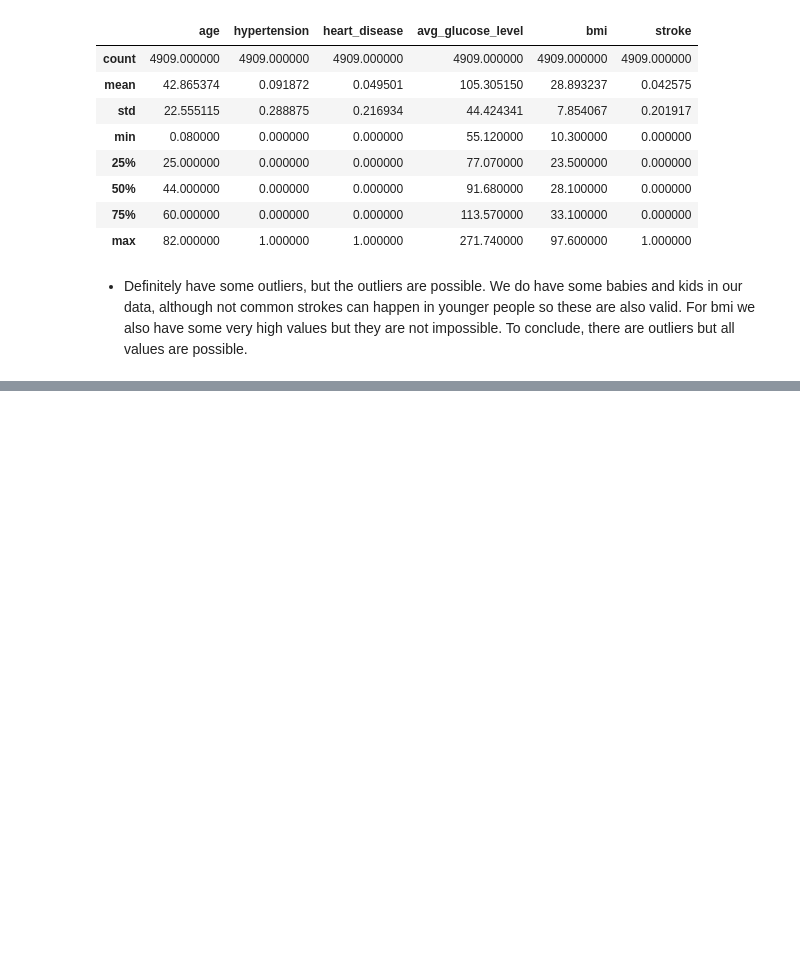
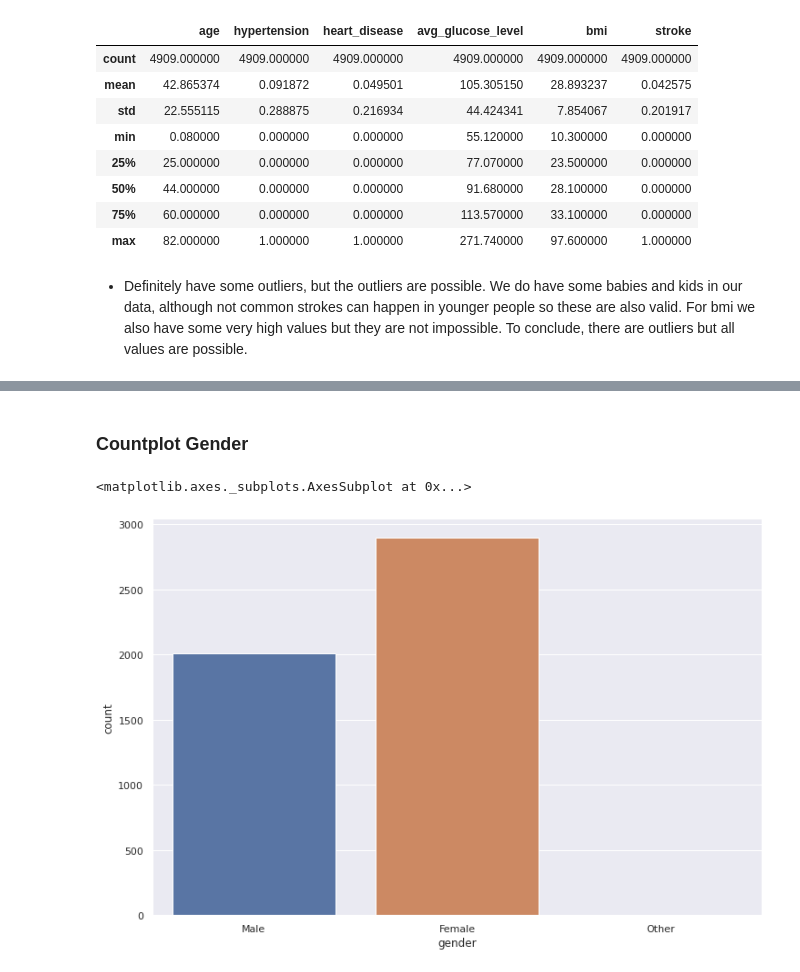
Before and after one commit to bustyAI/stroke-predictions, a Jupyter notebook: Stroke_Prediction.ipynb, the cells around one changed output, grey strips where cells are left out. Saved outputs shown, nothing was run; the diff lists cells and outputs as text; code cells hidden in the pictures; blank space fills up the shorter version.

Commit message:
Adding Univariant Visuals

```diff
--- a/Stroke_Prediction.ipynb
+++ b/Stroke_Prediction.ipynb
@@ -184,0 +205,8 @@ df.describe()
+# %% [markdown]
+### Countplot Gender
+# %%
+sns.set(style="darkgrid", rc={"figure.figsize":(12,8)})
+sns.countplot(data=df, x="gender")
+# %% [output]
+<matplotlib.axes._subplots.AxesSubplot at 0x...>
+[figure, added]
```
Also changed, not shown: parts of 38 cells of this notebook.
